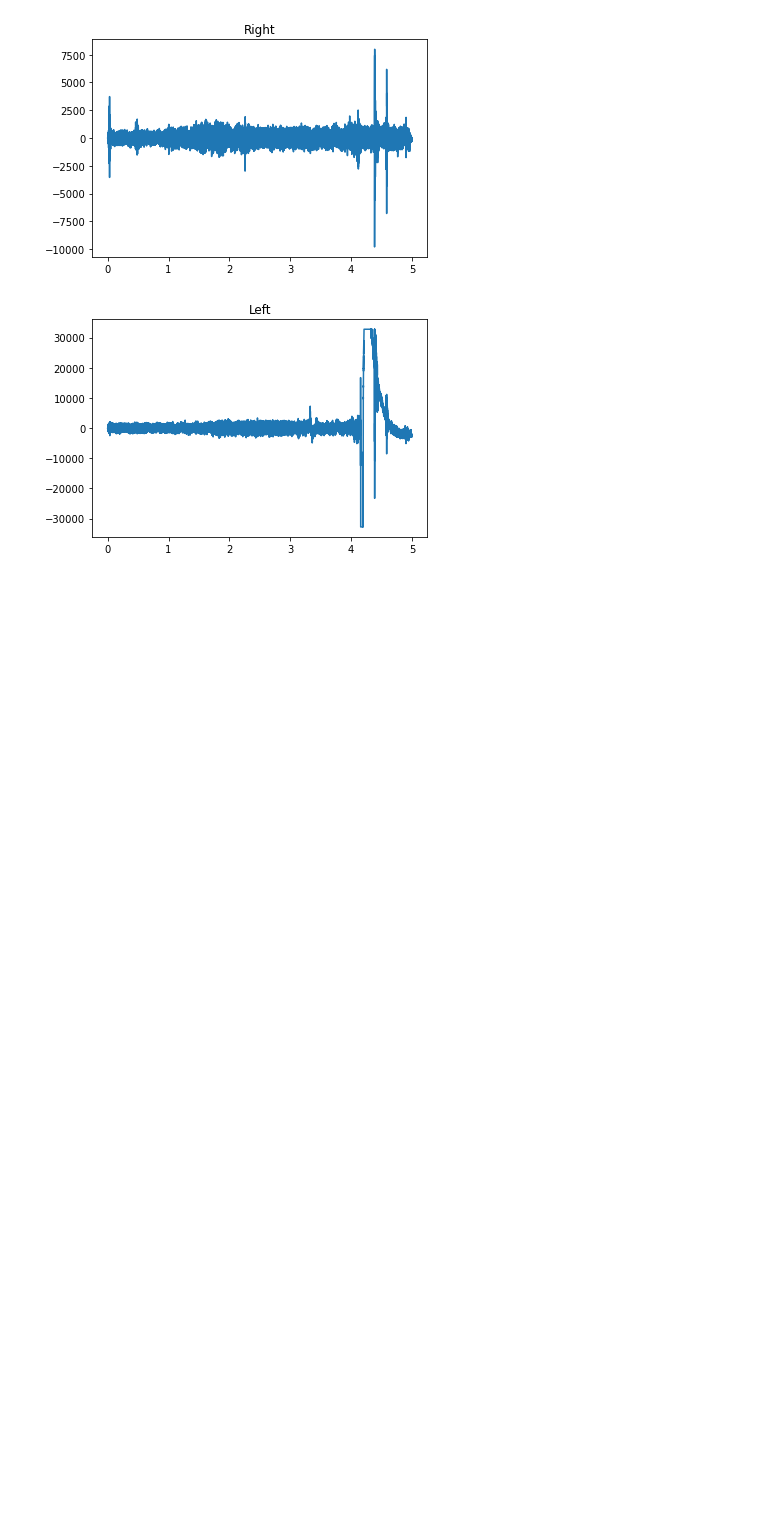
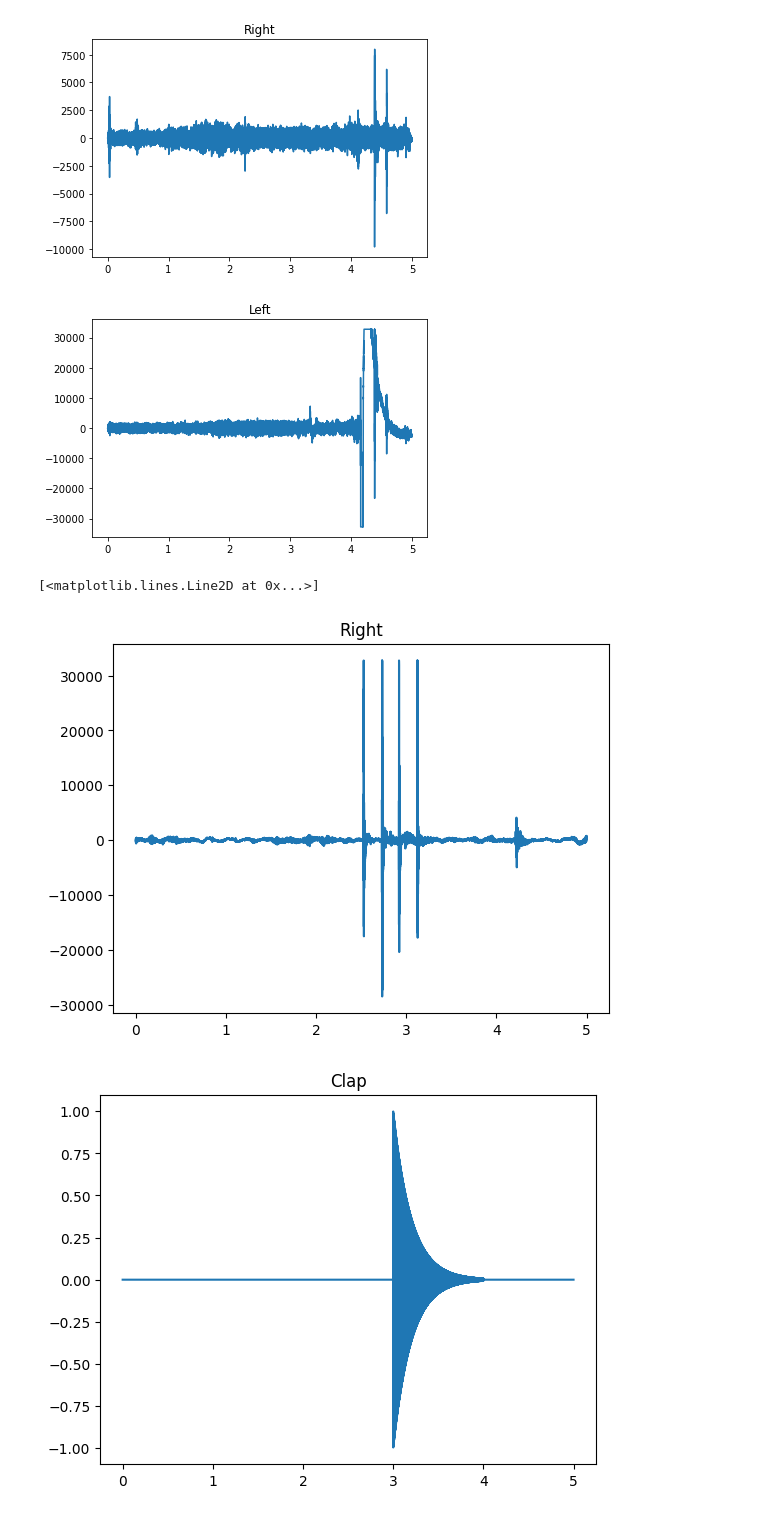
Before and after one commit to zuce68/ProjetFIP2A, a Jupyter notebook: TP1.ipynb, the cells around one changed output. Saved outputs shown, nothing was run; the diff lists cells and outputs as text; code cells hidden in the pictures; blank space fills up the shorter version.

```diff
--- a/TP1.ipynb
+++ b/TP1.ipynb
@@ -92,3 +92,40 @@ plt.show()
 # %% [output]
 [figure]
 [figure]
+# %%
+import numpy as np
+import scipy.io.wavfile
+import matplotlib.pyplot as plt
+
+# SigNal M
+rate, data = scipy.io.wavfile.read('enregistrement.wav')
+
+N=len(data) #nombre d'échantillions
+n = np.arange(0,N)/44100
+
+data_right = data[:,1]
+data_left = data[:,0]
+
+plt.figure()
+plt.title("Right")
+plt.plot(n,data_left)
+#signal X
+t = np.linspace(0,1,int(44100),endpoint=False)
+zeros = np.zeros(3*44100)
+handclap=np.sin(2*np.pi*1000*t)*np.exp(-5*t)
+handclap = np.concatenate((zeros,handclap))
+
+for i in range(0,(len(n)-len(handclap))):
+    handclap=np.append(handclap,0)
+
+plt.figure("Clap")
+plt.title("Clap")
+plt.plot(n,handclap)
+h=np.correlate(data_left,handclap,"same")
+plt.figure()
+plt.title("Correlation")
+plt.plot(n,h)
+# %% [output]
+[<matplotlib.lines.Line2D at 0x...>]
+[figure, added]
+[figure, added]
```
Also changed, not shown: parts of 1 cell of this notebook.
